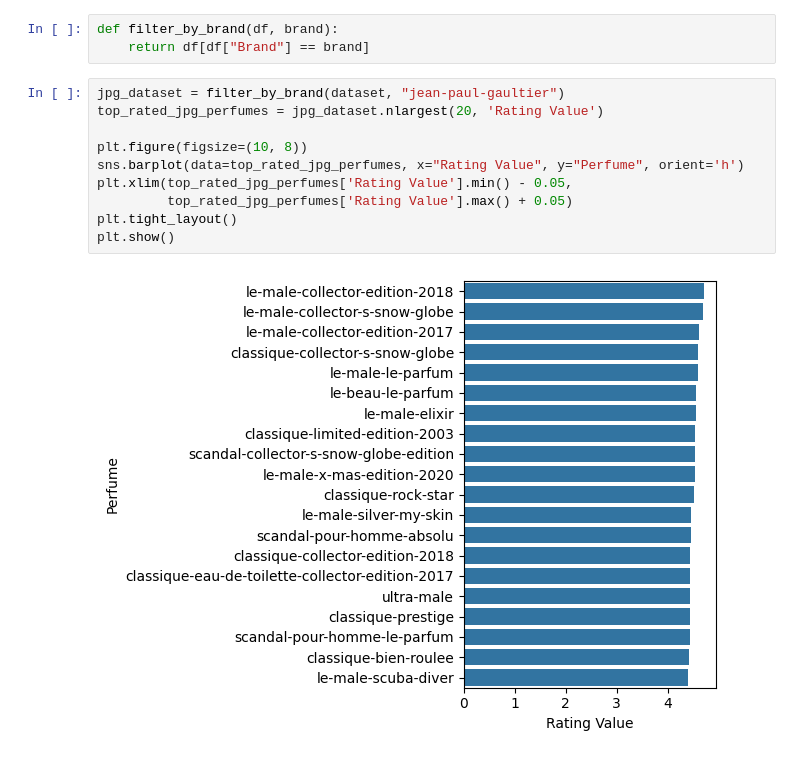
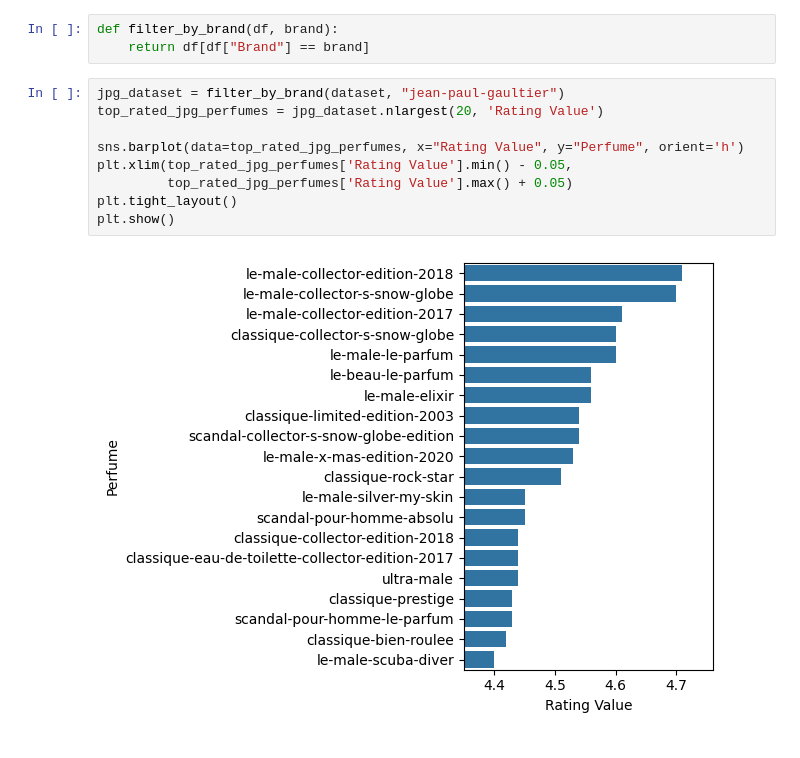
Before and after one commit to abraaorochapb/fragrance_data_analysis, a Jupyter notebook: main.ipynb, the cells around one changed output. Saved outputs shown, nothing was run; the diff lists cells and outputs as text.

Commit message:
Optimize JPG top 20 rated perfumes visualization

```diff
--- a/main.ipynb
+++ b/main.ipynb
@@ -64,12 +64,11 @@ def filter_by_brand(df, brand):
 # %%
 jpg_dataset = filter_by_brand(dataset, "jean-paul-gaultier")
 top_rated_jpg_perfumes = jpg_dataset.nlargest(20, 'Rating Value')
 
-plt.figure(figsize=(10, 8))
 sns.barplot(data=top_rated_jpg_perfumes, x="Rating Value", y="Perfume", orient='h')
 plt.xlim(top_rated_jpg_perfumes['Rating Value'].min() - 0.05,
          top_rated_jpg_perfumes['Rating Value'].max() + 0.05)
 plt.tight_layout()
 plt.show()
 # %% [output]
-[figure, old version]
+[figure, new version]
```
